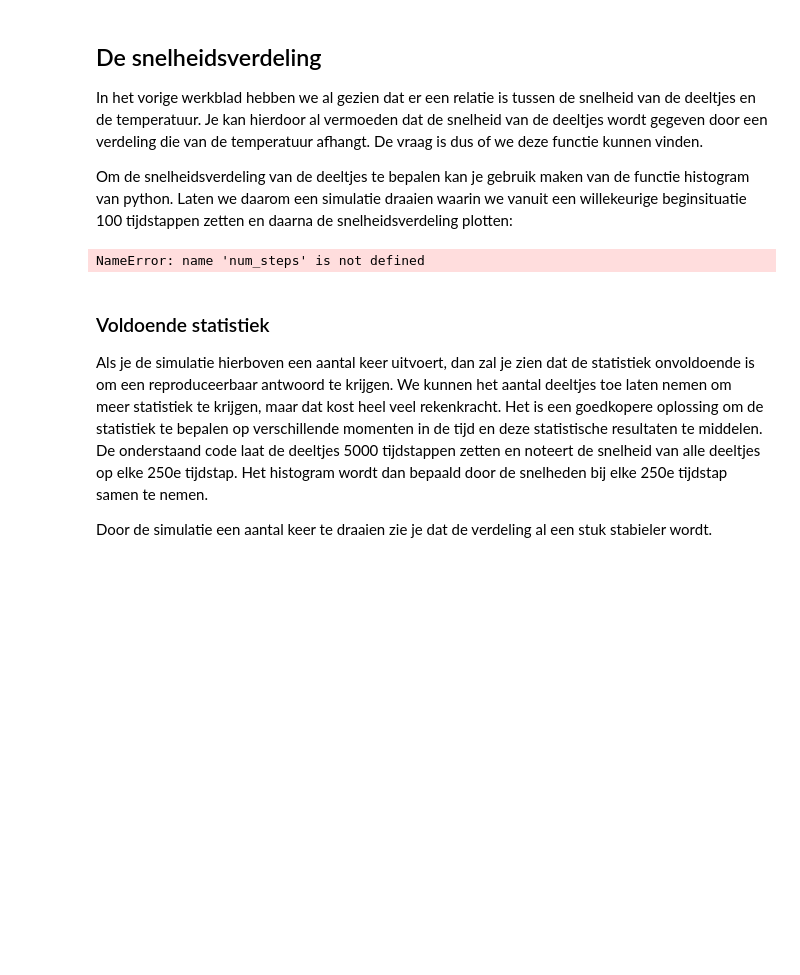
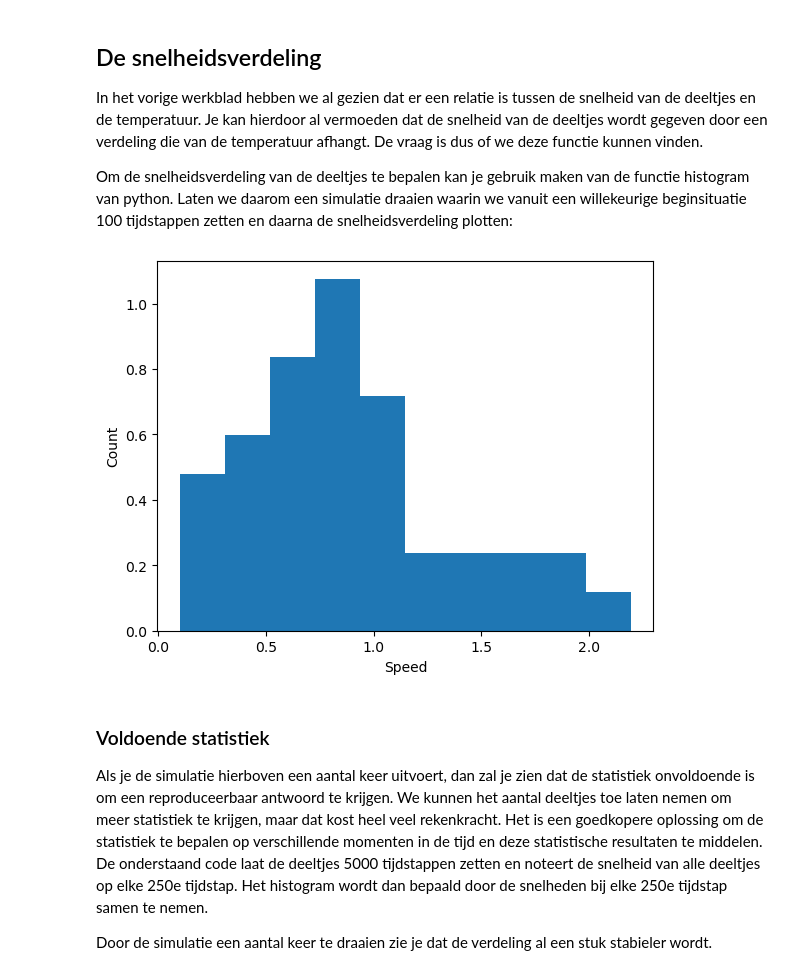
Before and after one commit to Monjano/Monjano-Schebal-IP2, a Jupyter notebook: Content/PySim/6_boltzmann.ipynb, the cells around one changed output. Drawn from its saved outputs; the diff is of its cells as text; code cells hidden in the pictures; blank space fills up the shorter version.

```diff
--- a/Content/PySim/6_boltzmann.ipynb
+++ b/Content/PySim/6_boltzmann.ipynb
@@ -205,22 +206,22 @@ Om de snelheidsverdeling van de deeltjes te bepalen kan je gebruik maken van de
 # %%
 particles = []
 
 create_uniform_particles(particles)
-for i in range(num_steps):
+for i in range(t_steps):
     take_time_step(particles)
 
 speeds = [np.linalg.norm(p.v) for p in particles]
 counts, bins = np.histogram(speeds, bins=10, density='True')
 
 plt.figure()
 plt.xlabel('Speed')
 plt.ylabel('Count')
 
 plt.stairs(counts, bins, fill='True')
 
 plt.show()
 # %% [output]
-NameError: name 'num_steps' is not defined
+[figure, added]
 # %% [markdown]
 ### Voldoende statistiek
 
```
Also changed, not shown: parts of 4 cells of this notebook.
